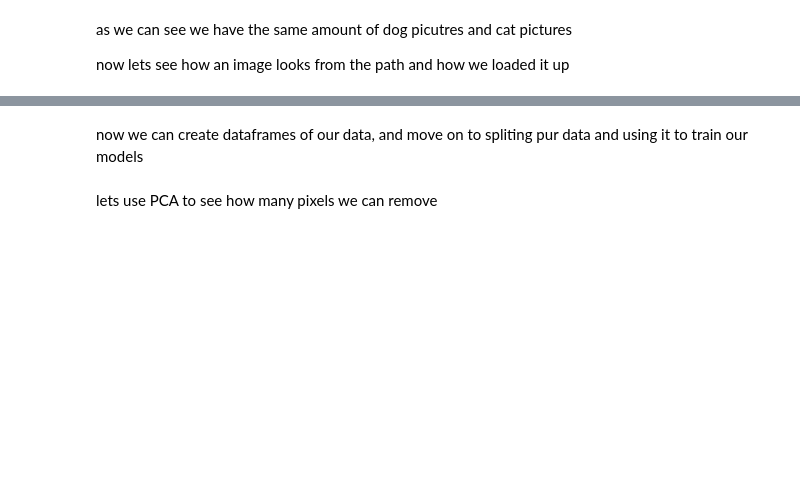
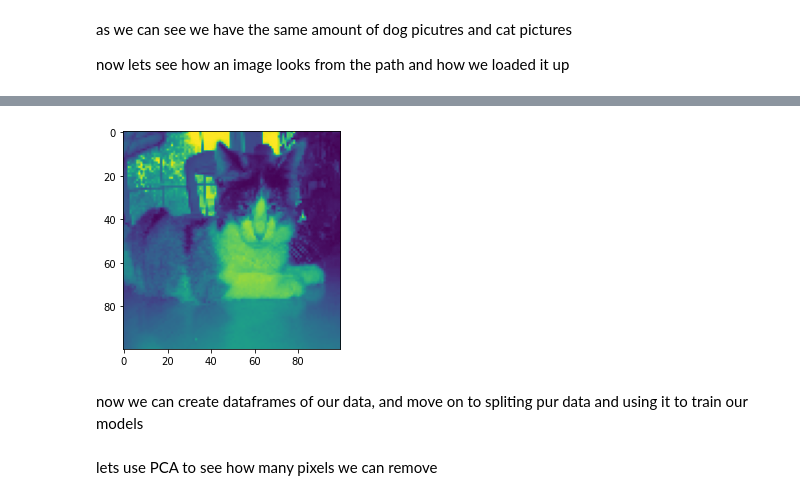
Before and after one commit to LiorBreitman8234/ML_SEM2, a Jupyter notebook: Cats_Dogs.ipynb, the cells around one changed output, grey strips where cells are left out. Cells and saved outputs as stored; diff of their text form; code cells hidden in the pictures; blank space fills up the shorter version.

```diff
--- a/Cats_Dogs.ipynb
+++ b/Cats_Dogs.ipynb
@@ -69,3 +89,9 @@ plt.show()
+# %%
+plt.figure()
+plt.imshow(pixels[5000].reshape(100,100))
+plt.show()
+# %% [output]
+[figure, added]
 # %% [markdown]
 now we can create dataframes of our data, and move on to spliting pur data and using it to train our models
 # %%
```
Also changed, not shown: parts of 27 cells of this notebook, 2 other files.
